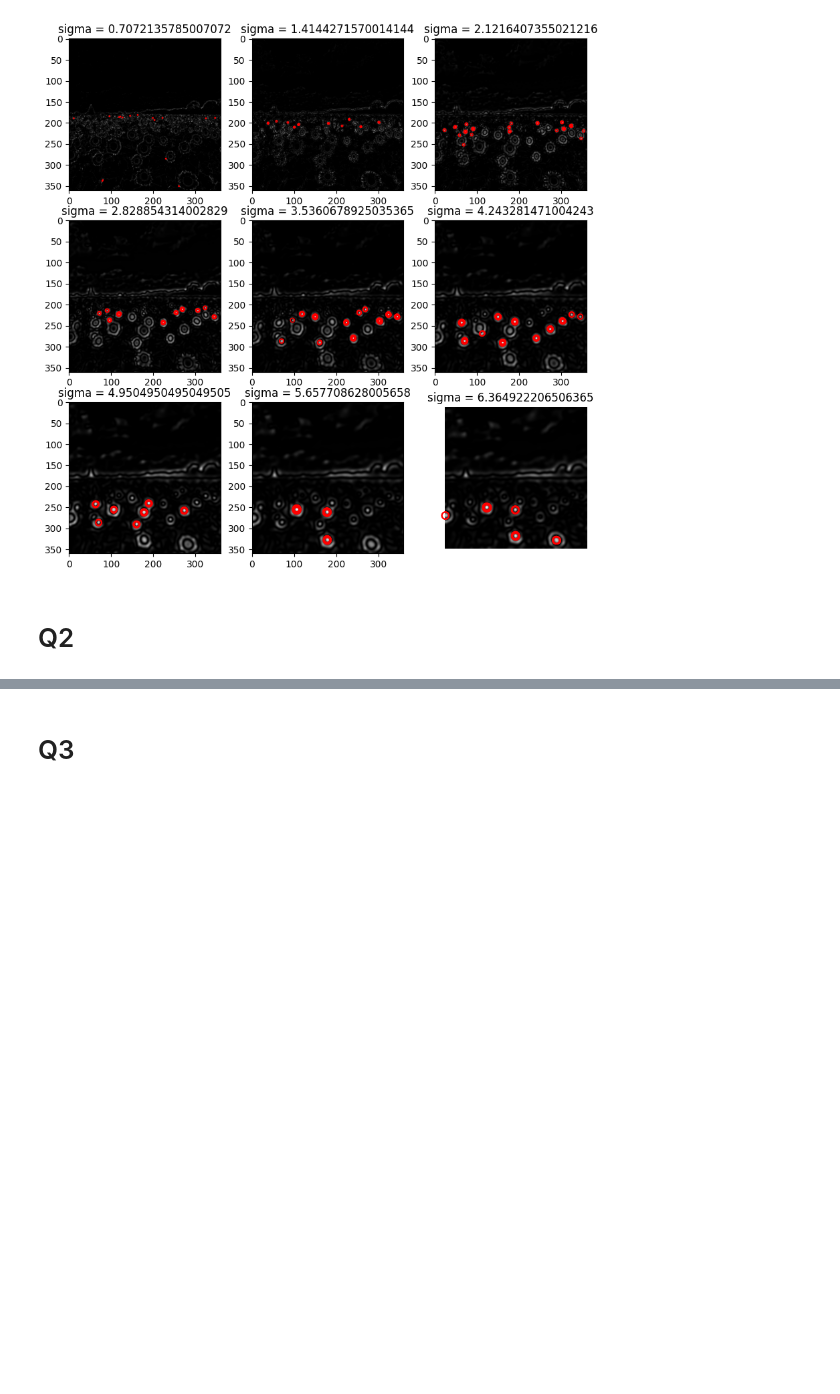
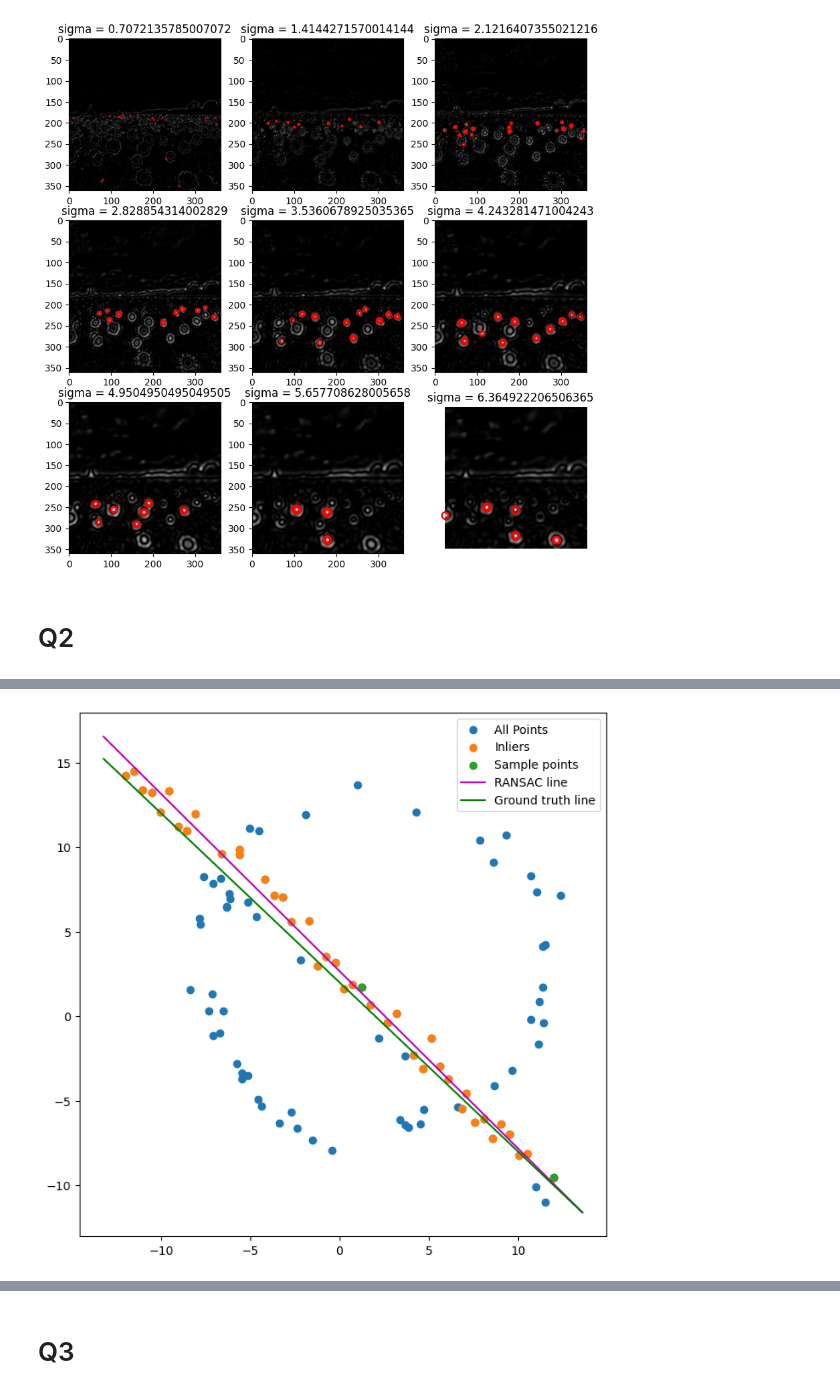
Before and after one commit to ClaranceLGS/EN3160-Assignment01, a Jupyter notebook: Assignment 2/Assignment2.ipynb, the cells around one changed output, grey strips where cells are left out. Cells and saved outputs as stored; diff of their text form; code cells hidden in the pictures; blank space fills up the shorter version.

```diff
--- a/Assignment 2/Assignment2.ipynb
+++ b/Assignment 2/Assignment2.ipynb
@@ -51,0 +172,17 @@ plt.axis('off')
+# %%
+# Plot the line
+fig, ax = plt.subplots(1, 1, figsize=(8, 8))
+ax.scatter(X[:, 0], X[:, 1], label='All Points')
+ax.scatter(X[best_line_inliers, 0], X[best_line_inliers, 1], label='Inliers')
+ax.scatter(X[best_line_sample_points, 0], X[best_line_sample_points, 1], label='Sample points')
+x_min, x_max = ax.get_xlim()
+x_ = np.array([x_min, x_max])
+y_ = (-best_fitting_line[0] * x_ + best_fitting_line[2]) / best_fitting_line[1]
+plt.plot(x_, y_, color='m', label='RANSAC line')
+x_ = np.array([x_min, x_max])
+y_ = -1 * x_ + 2
+plt.plot(x_, y_, color='g', label='Ground truth line')
+plt.legend()
+plt.show()
+# %% [output]
+[figure, added]
```
Also changed, not shown: parts of 5 cells of this notebook.
